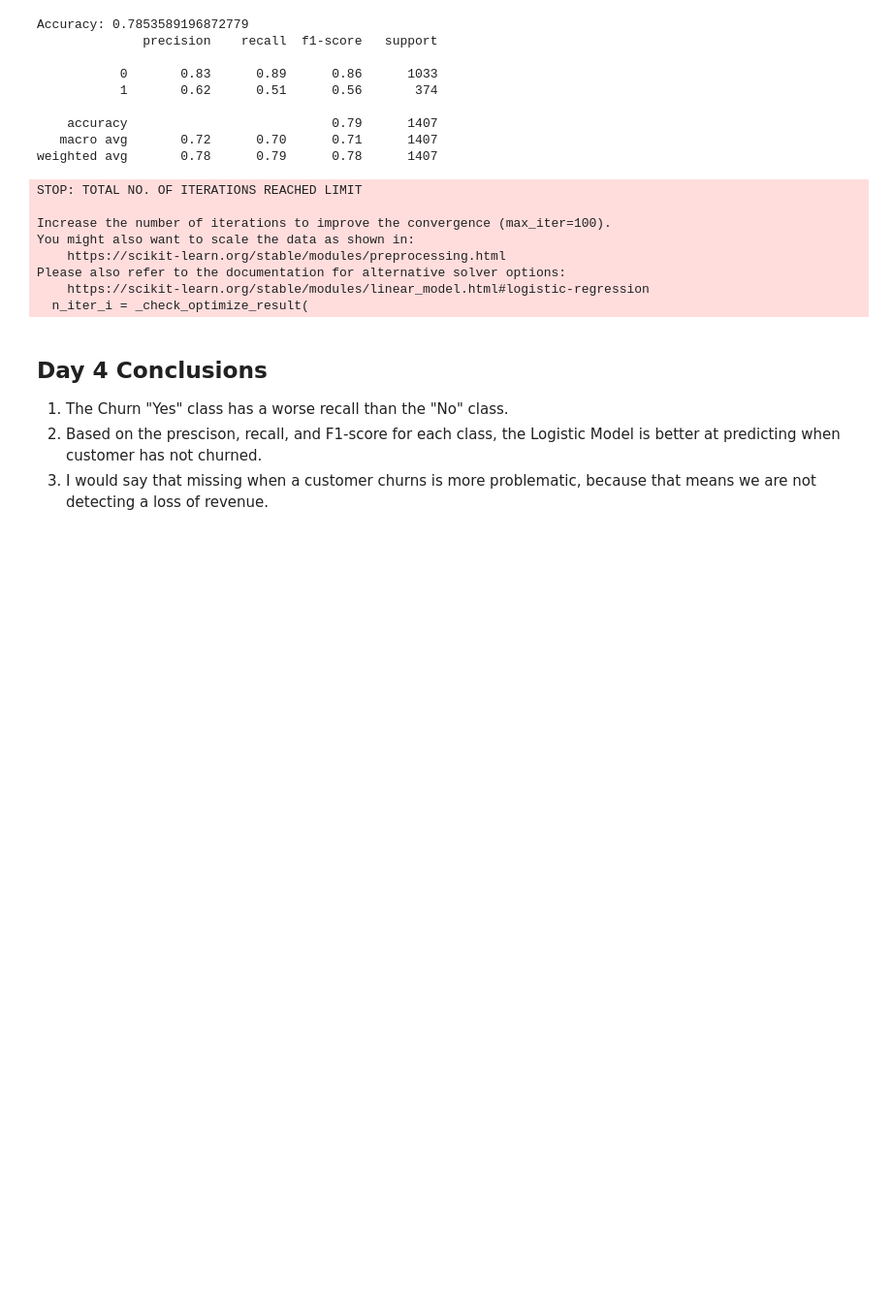
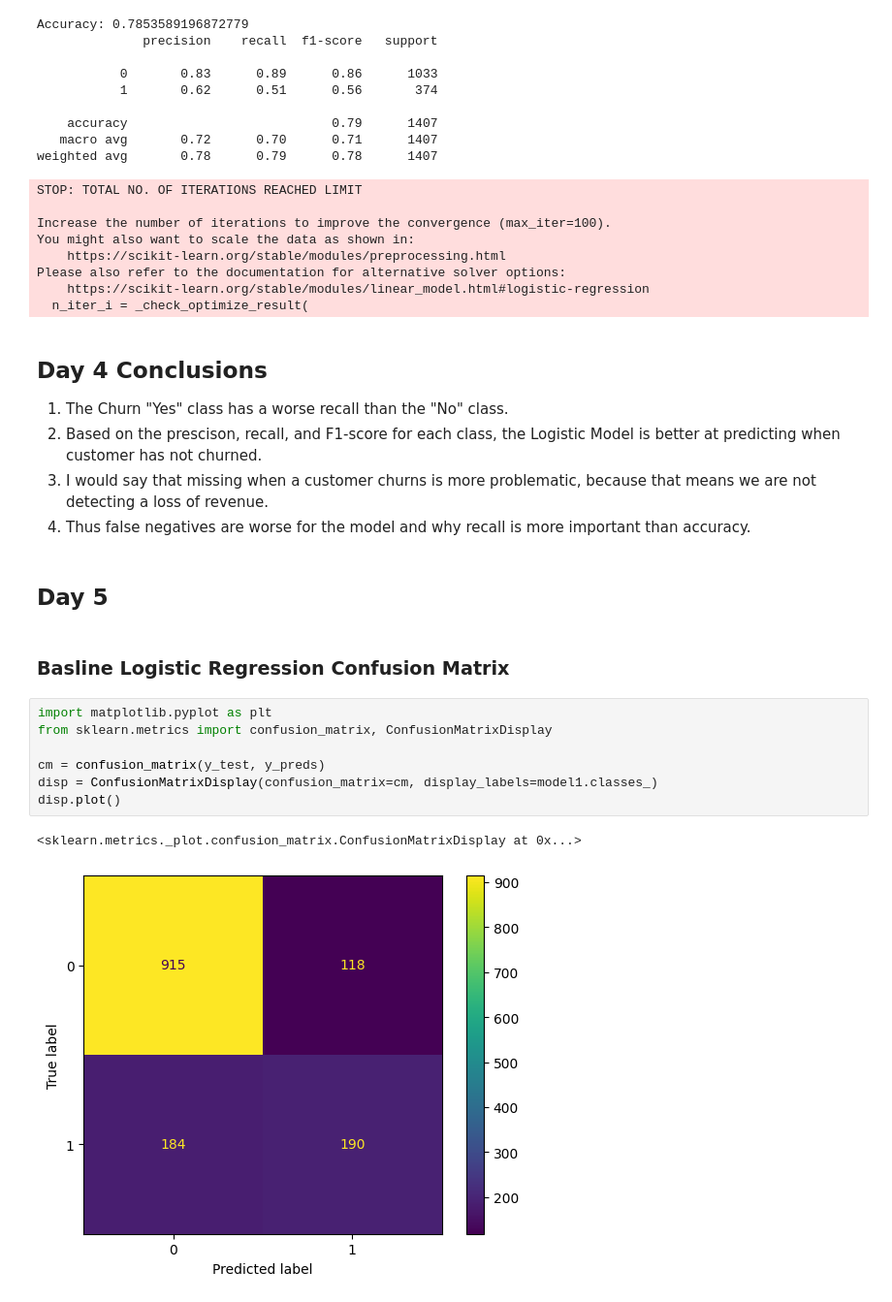
Before and after one commit to ishehe710/churn-ml-service, a Jupyter notebook: ml/notebooks/03_baseline_model.ipynb, the cells around one changed output. Shown at 97% size. Saved outputs shown, nothing was run; the diff lists cells and outputs as text; blank space fills up the shorter version.

Commit message:
Day 5: Baseline and class-weighted logistic regression, conclusions

```diff
--- a/ml/notebooks/03_baseline_model.ipynb
+++ b/ml/notebooks/03_baseline_model.ipynb
@@ -110,4 +97,19 @@ Please also refer to the documentation for alternative solver options:
     <li>The Churn "Yes" class has a worse recall than the "No" class.</li>
     <li>Based on the prescison, recall, and F1-score for each class, the Logistic Model is better at predicting when customer has not churned.</li>
     <li>I would say that missing when a customer churns is more problematic, because that means we are not detecting a loss of revenue.</li>
+    <li>Thus false negatives are worse for the model and why recall is more important than accuracy.</li>
 </ol>
+# %% [markdown]
+<h2>Day 5</h2>
+# %% [markdown]
+<h3>Basline Logistic Regression Confusion Matrix</h3>
+# %%
+import matplotlib.pyplot as plt
+from sklearn.metrics import confusion_matrix, ConfusionMatrixDisplay
+
+cm = confusion_matrix(y_test, y_preds)
+disp = ConfusionMatrixDisplay(confusion_matrix=cm, display_labels=model1.classes_)
+disp.plot()
+# %% [output]
+<sklearn.metrics._plot.confusion_matrix.ConfusionMatrixDisplay at 0x...>
+[figure, added]
```
Also changed, not shown: parts of 8 cells of this notebook.
